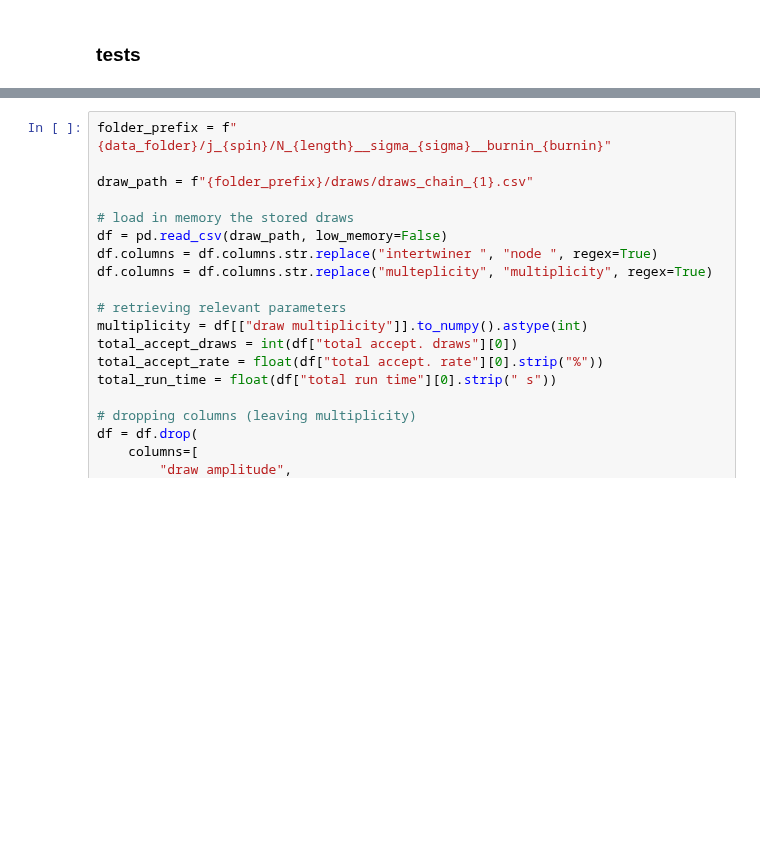
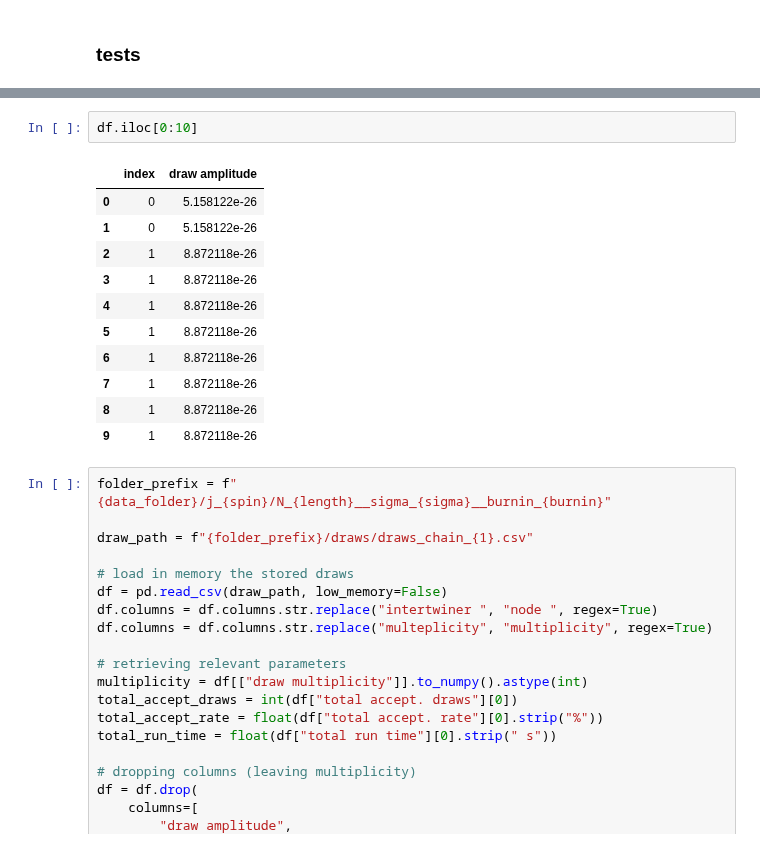
Before and after one commit to PietropaoloFrisoni/MCMC_16_cells_spinfoam, a Jupyter notebook: notebooks/Operators.ipynb, the cells around one changed output, grey strips where cells are left out. Drawn from its saved outputs; the diff is of its cells as text; blank space fills up the shorter version.

```diff
--- a/notebooks/Operators.ipynb
+++ b/notebooks/Operators.ipynb
@@ -408,3 +463,17 @@ Done
+# %%
+df.iloc[0:10]
+# %% [output]
+|  | index | draw amplitude |
+| 0 | 0 | 5.158122e-26 |
+| 1 | 0 | 5.158122e-26 |
+| 2 | 1 | 8.872118e-26 |
+| 3 | 1 | 8.872118e-26 |
+| 4 | 1 | 8.872118e-26 |
+| 5 | 1 | 8.872118e-26 |
+| 6 | 1 | 8.872118e-26 |
+| 7 | 1 | 8.872118e-26 |
+| 8 | 1 | 8.872118e-26 |
+| 9 | 1 | 8.872118e-26 |
 # %%
 folder_prefix = f"{data_folder}/j_{spin}/N_{length}__sigma_{sigma}__burnin_{burnin}"
 
```
Also changed, not shown: parts of 3 cells of this notebook.
